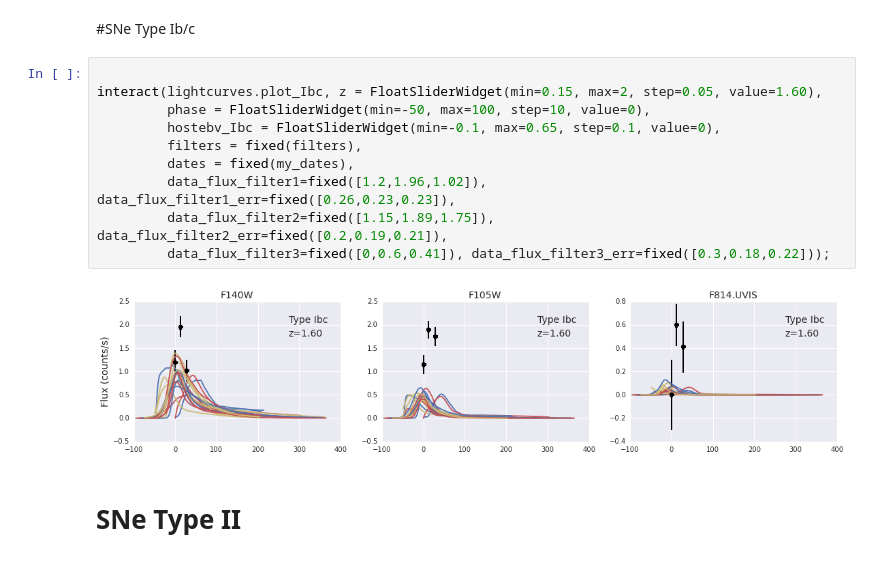
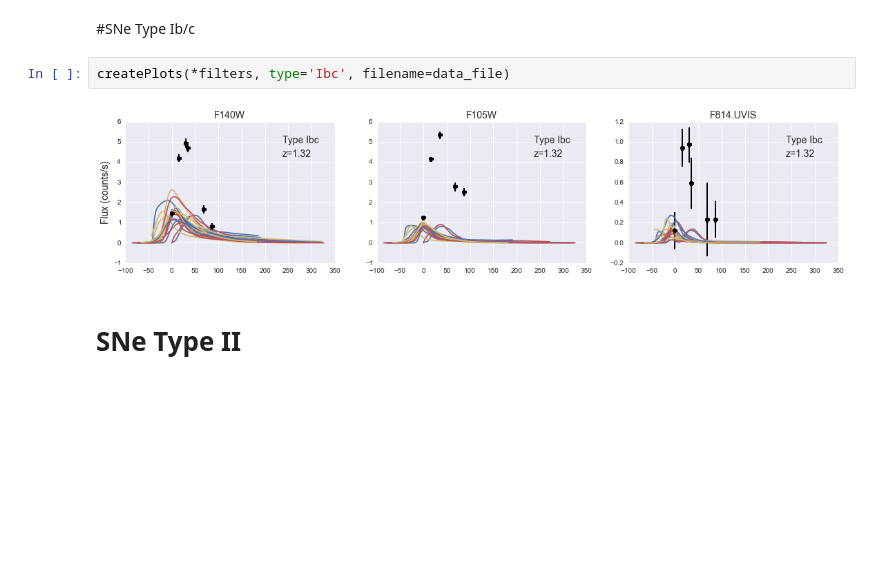
Before and after one commit to sofiatti/LightCurvesForSeeChange, a Jupyter notebook: light-curves-for-see-change.ipynb, the cells around one changed output. Drawn from its saved outputs; the diff is of its cells as text; blank space fills up the shorter version.

```diff
--- a/light-curves-for-see-change.ipynb
+++ b/light-curves-for-see-change.ipynb
@@ -12,16 +15,8 @@ parseFile('/home/ubuntu/projects/classification/src/lightcurves/test.csv')
 # %% [markdown]
 #SNe Type Ib/c
-# %%
-
-interact(lightcurves.plot_Ibc, z = FloatSliderWidget(min=0.15, max=2, step=0.05, value=1.60),
-         phase = FloatSliderWidget(min=-50, max=100, step=10, value=0),
-         hostebv_Ibc = FloatSliderWidget(min=-0.1, max=0.65, step=0.1, value=0),
-         filters = fixed(filters),
-         dates = fixed(my_dates),
-         data_flux_filter1=fixed([1.2,1.96,1.02]), data_flux_filter1_err=fixed([0.26,0.23,0.23]),
-         data_flux_filter2=fixed([1.15,1.89,1.75]), data_flux_filter2_err=fixed([0.2,0.19,0.21]),
-         data_flux_filter3=fixed([0,0.6,0.41]), data_flux_filter3_err=fixed([0.3,0.18,0.22]));
-# %% [output]
-[figure, removed]
+# %%
+createPlots(*filters, type='Ibc', filename=data_file)
+# %% [output]
+[figure, added]
 # %% [markdown]
 # SNe Type II
```
Also changed, not shown: parts of 4 cells of this notebook, 4 other files.
